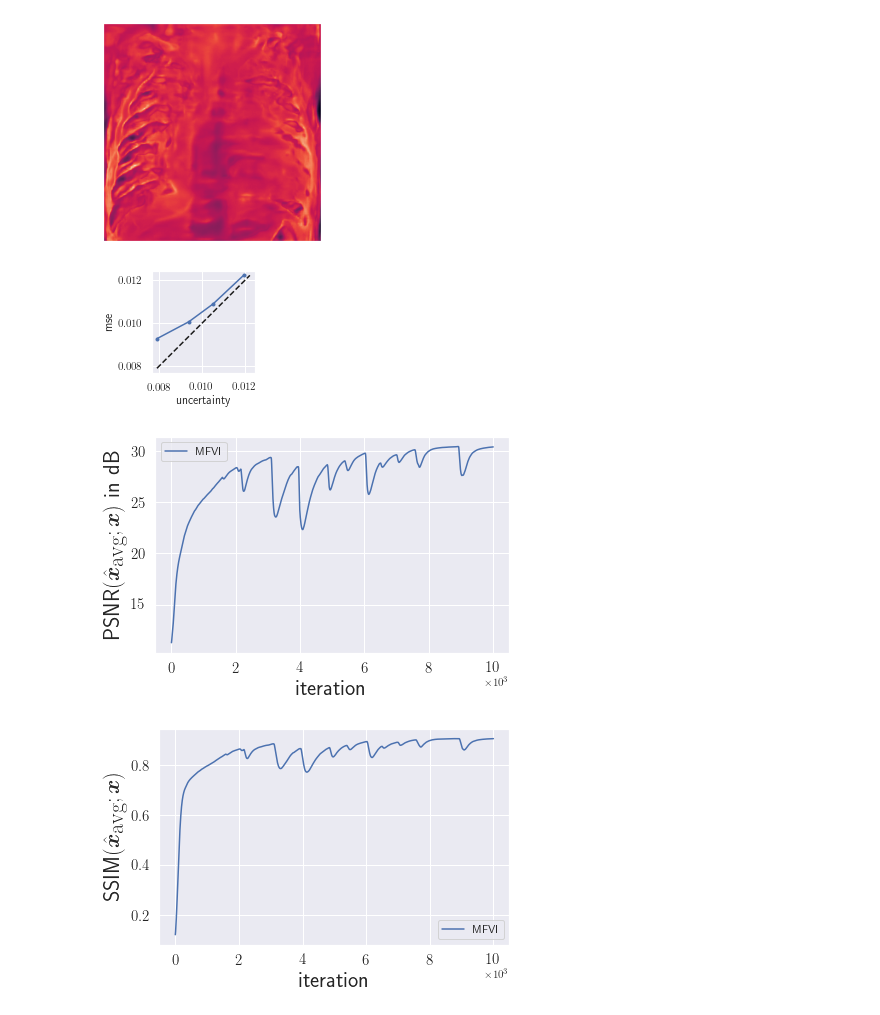
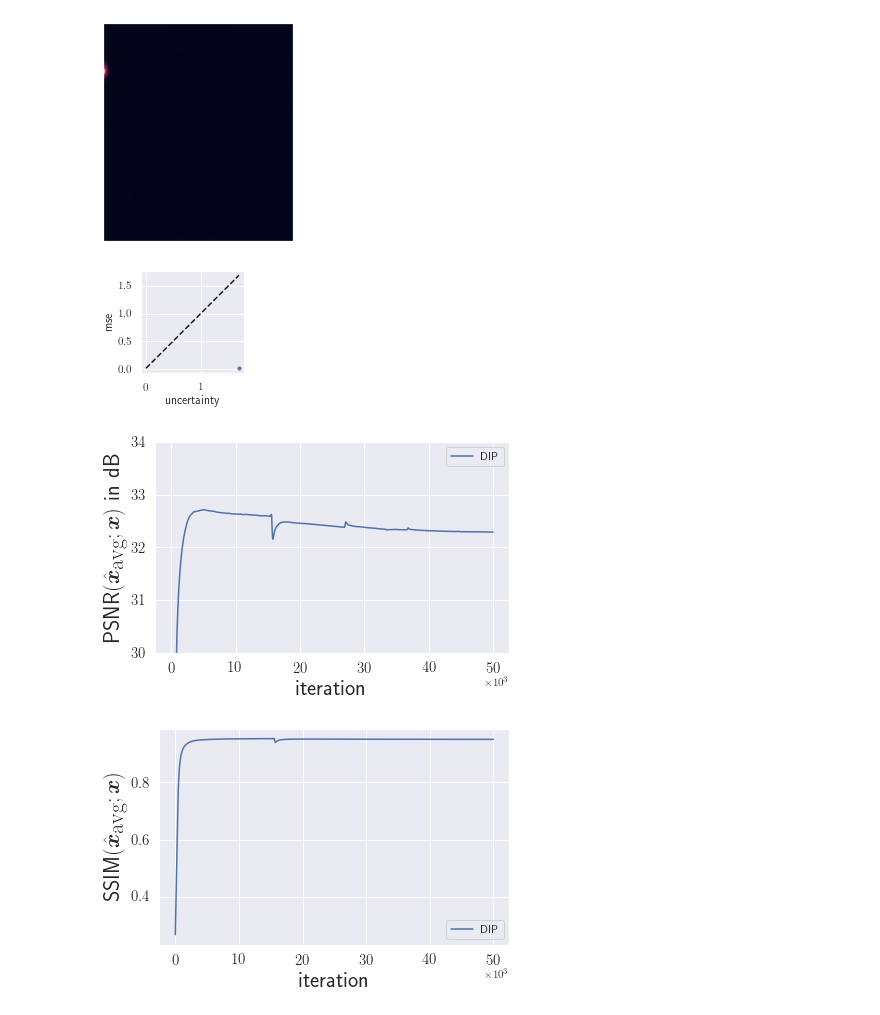
Before and after one commit to maltetoelle/mfvi-dip, a Jupyter notebook: eval_den.ipynb, the cells around one changed output. Saved outputs shown, nothing was run; the diff lists cells and outputs as text; code cells hidden in the pictures.

```diff
--- a/eval_den.ipynb
+++ b/eval_den.ipynb
@@ -49,10 +49,11 @@ def get_trained_net(net_info: dict, state_dict: dict, task: str) -> Module:
     return net#.type(dtype)
 # %%
 task = "denoising"
-log_dir = "/media/fastdata/toelle/logs_midl_den"
-runs = [f"{log_dir}/prior_mu_0.0_prior_sigma_0.1_kl_type_forw_beta_1e-0_xray_02_02_2021_19_19_13"]
+log_dir = "/media/fastdata/toelle/logs_midl_sr"
+#runs = [f"{log_dir}/prior_mu_0.0_prior_sigma_0.1_kl_type_forw_beta_1e-0_xray_02_02_2021_19_19_13"]
 #runs = [f"{log_dir}/prior_mu_0.0_prior_sigma_0.1_beta_1e-0_kl_type_forw_skin_lesion3_02_03_2021_19_49_52"]
-labels = ["MFVI"]
+runs = [f"{log_dir}/sr_dip_mr0"]#, f"{log_dir}/prior_mu_0.0_kl_type_forw_beta_1e-0_prior_sigma_0.07_mri0_02_12_2021_18_13_13"]
+labels = ["DIP", "MFVI"]
 # %%
 def get_task_specifics(imgs: Dict[str, np.ndarray], task: str, net_info: Dict = None):
     if task == "denoising":
@@ -127,17 +128,17 @@ for label, run in zip(labels, runs):
     V.plot_uncert(err_in_bin.cpu().numpy(), avg_sigma_in_bin.cpu().numpy())
     plt.show()
 # %% [output]
-[figure, old version]
+[figure, new version]
-[figure, old version]
+[figure, new version]
 # %%
 xs = [range(len(list(psnrs.values())[i])) for i in range(len(list(psnrs.values())))]
-np_eval_plot(xs, psnrs.values(), labels=psnrs.keys(), ylabel=r'PSNR$(\hat{\bm{x}}_{\textrm{avg}};\bm{x})$ in dB', xtlf='sci')#, path='psnrs.pdf')
+np_eval_plot(xs, psnrs.values(), labels=psnrs.keys(), ylabel=r'PSNR$(\hat{\bm{x}}_{\textrm{avg}};\bm{x})$ in dB', xtlf='sci', sigma=50, ylim=[30, 34])#, path='psnrs.pdf')
 # %% [output]
-[figure, old version]
+[figure, new version]
 # %%
 np_eval_plot(xs, ssims.values(), labels=ssims.keys(), ylabel=r'SSIM$(\hat{\bm{x}}_{\textrm{avg}};\bm{x})$', xtlf='sci')#, path='ssims.pdf')
 # %% [output]
-[figure, old version]
+[figure, new version]
 # %%
 np_eval_plot(xs, losses.values(), labels=losses.keys(), ylabel=r'MSE$(\tilde{\bm{y}};\hat{\bm{y}})$', sigma=50, ytlf='sci', xtlf='sci',
              ylim=[-0.001,0.026])#, path='mses.pdf')
```
Also changed, not shown: parts of 2 cells of this notebook, 2 other files.
